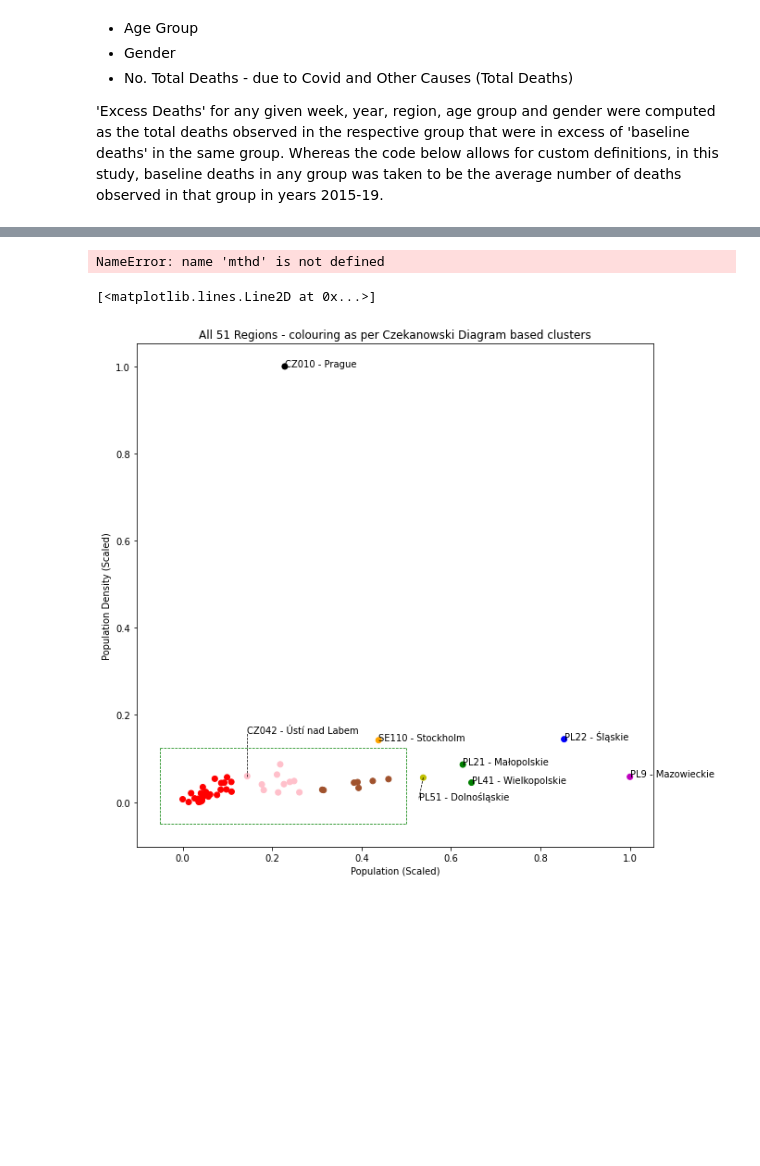
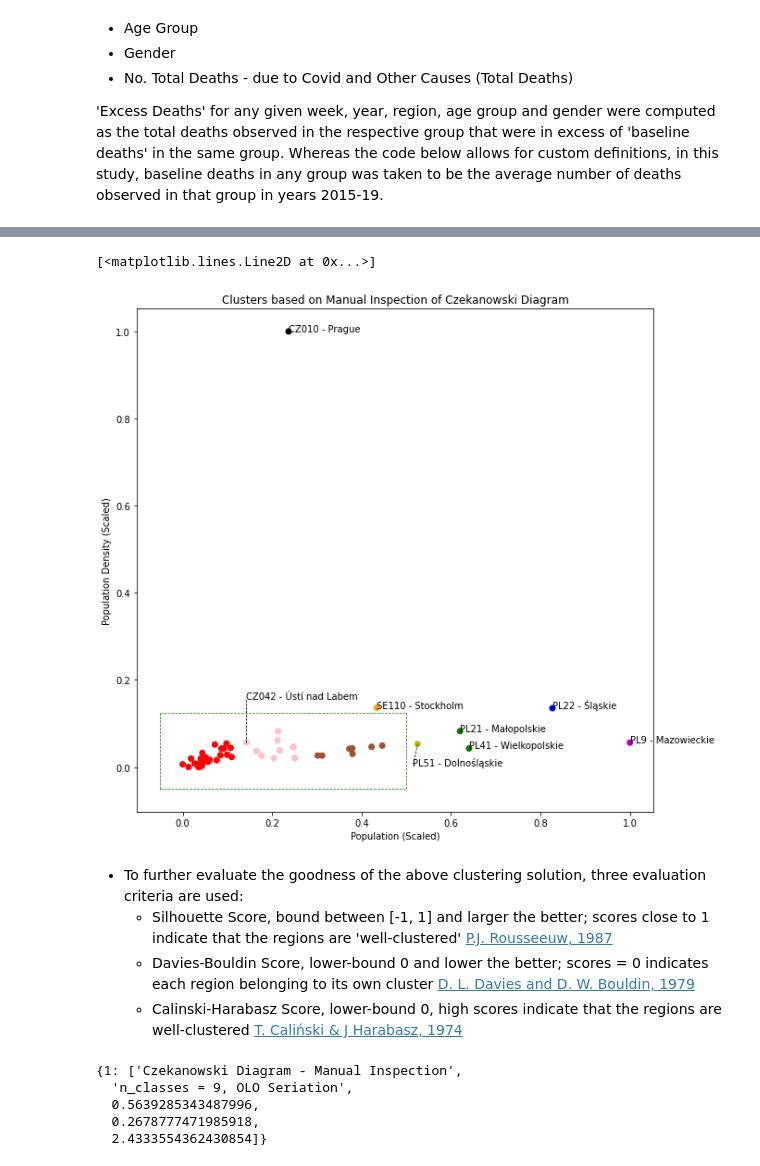
Before and after one commit to hckiang/covid19-proj-kmhhss, a Jupyter notebook: Shashi/Appendix.ipynb, the cells around one changed output, grey strips where cells are left out. Saved outputs shown, nothing was run; the diff lists cells and outputs as text; code cells hidden in the pictures; blank space fills up the shorter version.

```diff
--- a/Shashi/Appendix.ipynb
+++ b/Shashi/Appendix.ipynb
@@ -147,3 +31,0 @@ pop_data = pd.merge(pop_data_fields,
-# %%
-### subset the above dataset to retain records corresponding to all sexes and ages
-regions = pop_data[(pop_data['sex'] == 'T') & (pop_data['age'] == 'TOTAL')]
@@ -150,3 +145,12 @@ regions = pop_data[(pop_data['sex'] == 'T') & (pop_data['age'] == 'TOTAL')]
+# %%
+### consolidate population data by region, sex, age, with region area
+pop_data = pd.merge(pop_data_fields,
+                    get_pop_data(source_url = None, regions_list = pop_data_fields['region']),
+                    how = 'inner')
+# %%
+### subset the above dataset to retain records corresponding to all sexes and ages
+regions = pop_data[(pop_data['sex'] == 'T') & (pop_data['age'] == 'TOTAL')].copy()
+regions = regions.reset_index(drop = True)
 # %% [markdown]
 ### 1.2. CZ Covid Data (sourced from [covid19czechia](https://github.com/martinbenes1996/covid19czechia) package)
 Attributes available at region-level by date in this source include:
@@ -1082,7 +1069,3 @@ Text(0.5, 1.0, 'Regions within the Dotted Green Box above')
-# %%
-pd.DataFrame(sch.linkage(cluster_data, method = mthd, metric = 'euclidean'))
-# %% [output]
-NameError: name 'mthd' is not defined
 # %%
 region_clusters = pd.merge(cluster_data,
     pd.DataFrame({'CZ010 - Prague': 1,
@@ -1152,33 +1135,55 @@ plt.plot((-0.05, 0.5), (0.125, 0.125), 'g--', linewidth=0.75)
 plt.plot((-0.05, 0.5), (-0.05, -0.05), 'g--', linewidth=0.75)
 plt.plot((0.5, 0.5), (-0.05, 0.125), 'g--', linewidth=0.75)
 plt.plot((-0.05, -0.05), (-0.05, 0.125), 'g--', linewidth=0.75)
-plt.title("All 51 Regions - colouring as per Czekanowski Diagram based clusters")
+plt.title("Clusters based on Manual Inspection of Czekanowski Diagram")
 
 
 # annotate outliers - after manual inspection
 outliers = region_clusters[(region_clusters['population'] > 0.5) | (region_clusters['pop_dens'] > 0.13)] # found through manual inspection f plot
 
 for region in outliers.index:
 
     if region != 'PL51 - Dolnośląskie':
 
         ax.annotate(region, (outliers['population'][region], outliers['pop_dens'][region]))
 
     else: # adjust for truncation/overlapping annotation
 
         ax.annotate(region, (outliers['population'][region], outliers['pop_dens'][region]),
                    (outliers['population'][region] - 0.01, outliers['pop_dens'][region] - 0.05))
         plt.plot((outliers['population'][region], outliers['population'][region] - 0.01),
                 (outliers['pop_dens'][region], outliers['pop_dens'][region] - 0.05), 'k--', linewidth = 0.75)
 
 # also annotate Ústí nad Labem, since it appeared to be a border-line case
 ax.annotate('CZ042 - Ústí nad Labem',
             (region_clusters['population']['CZ042 - Ústí nad Labem'],
             region_clusters['pop_dens']['CZ042 - Ústí nad Labem'] + 0.1))
 plt.plot((region_clusters['population']['CZ042 - Ústí nad Labem'],
         region_clusters['population']['CZ042 - Ústí nad Labem']),
         (region_clusters['pop_dens']['CZ042 - Ústí nad Labem'],
         region_clusters['pop_dens']['CZ042 - Ústí nad Labem'] + 0.1), 'k--', linewidth = 0.75)
 # %% [output]
 [<matplotlib.lines.Line2D at 0x...>]
-[figure, old version]
+[figure, new version]
+# %% [markdown]
+- To further evaluate the goodness of the above clustering solution, three evaluation criteria are used:
+    - Silhouette Score, bound between [-1, 1] and larger the better; scores close to 1 indicate that the regions are 'well-clustered' [P.J. Rousseeuw, 1987](https://doi.org/10.1016/0377-0427(87)90125-7)
+    - Davies-Bouldin Score, lower-bound 0 and lower the better; scores = 0 indicates each region belonging to its own cluster [D. L. Davies and D. W. Bouldin, 1979](https://doi.org/10.1109/TPAMI.1979.4766909)
+    - Calinski-Harabasz Score, lower-bound 0, high scores indicate that the regions are well-clustered [T. Caliński & J Harabasz, 1974](https://doi.org/10.1080/03610927408827101)
+# %%
+cluster_eval = \
+{1:
+ ['Czekanowski Diagram - Manual Inspection',
+  'n_classes = 9, OLO Seriation',
+ silhouette_score(region_clusters[['population', 'pop_dens']], region_clusters['czekanowski_cluster']),
+ davies_bouldin_score(region_clusters[['population', 'pop_dens']], region_clusters['czekanowski_cluster']),
+ np.log10(calinski_harabasz_score(region_clusters[['population', 'pop_dens']],
+                                region_clusters['czekanowski_cluster']))]}
+
+cluster_eval
+# %% [output]
+{1: ['Czekanowski Diagram - Manual Inspection',
+  'n_classes = 9, OLO Seriation',
+  0.5639285343487996,
+  0.2678777471985918,
+  2.4333554362430854]}
```
Also changed, not shown: parts of 91 cells of this notebook, 22 other files.
